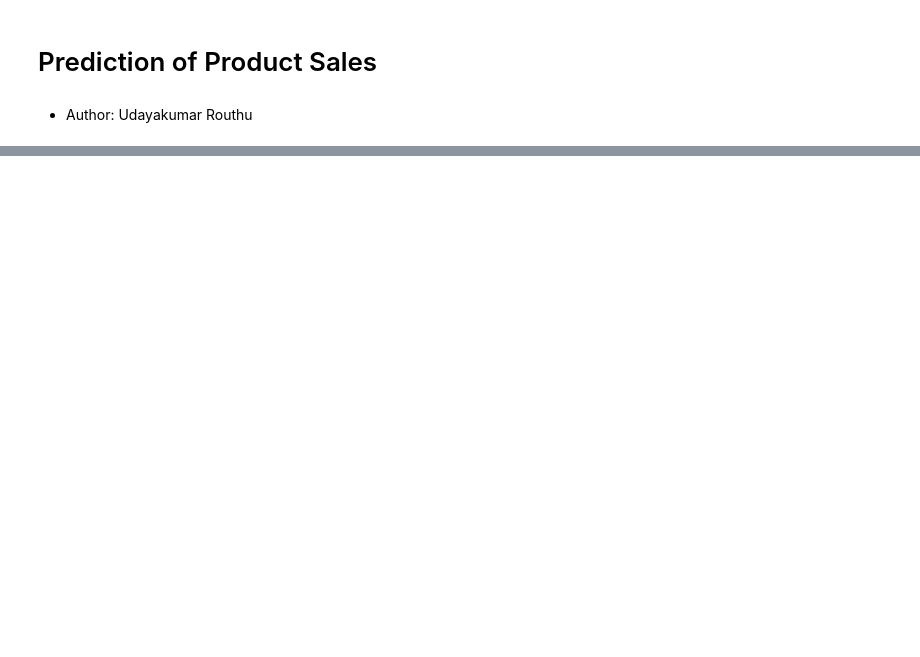
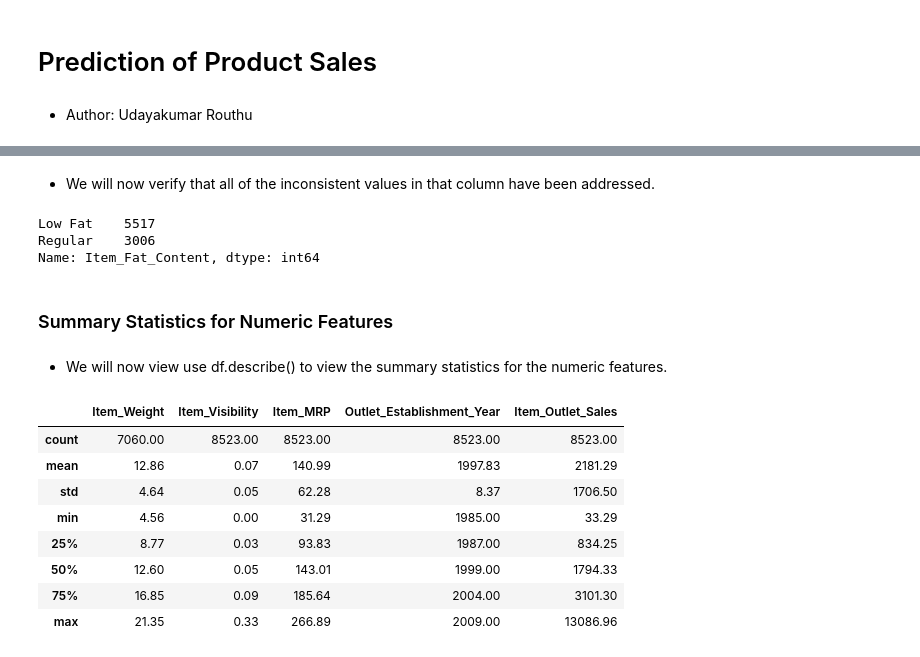
Before and after one commit to uday-routhu/Prediction-of-Product-Sales, a Jupyter notebook: Prediction_of_Product_Sales.ipynb, the cells around one changed output, grey strips where cells are left out. Drawn from its saved outputs; the diff is of its cells as text; code cells hidden in the pictures; blank space fills up the shorter version.

```diff
--- a/Prediction_of_Product_Sales.ipynb
+++ b/Prediction_of_Product_Sales.ipynb
@@ -16,0 +355,3 @@
+# %%
+pd.set_option('display.max_rows', None)
+df_sales_prediction['Item_Weight'].value_counts()
@@ -16,0 +384,3 @@
+# %%
+import numpy as np
+df_sales_prediction['Item_Weight'] = df_sales_prediction['Item_Weight'].replace('Unknown', np.nan)
@@ -16,0 +389,2 @@
+# %%
+df_sales_prediction['Item_Weight'] = df_sales_prediction['Item_Weight'].astype('float64')
@@ -16,0 +458,30 @@
+# %%
+job_content_map = {'LF':'Low Fat',
+                   'reg':'Regular',
+                   'low fat':'Low Fat'}
+
+df_sales_prediction['Item_Fat_Content'] = df_sales_prediction['Item_Fat_Content'].replace(job_content_map)
+# %% [markdown]
+- We will now verify that all of the inconsistent values in that column have been addressed.
+# %%
+df_sales_prediction['Item_Fat_Content'].value_counts()
+# %% [output]
+Low Fat    5517
+Regular    3006
+Name: Item_Fat_Content, dtype: int64
+# %% [markdown]
+### Summary Statistics for Numeric Features
+# %% [markdown]
+- We will now view use df.describe() to view the summary statistics for the numeric features.
+# %%
+df_sales_prediction.describe().round(2)
+# %% [output]
+|  | Item_Weight | Item_Visibility | Item_MRP | Outlet_Establishment_Year | Item_Outlet_Sales |
+| count | 7060.00 | 8523.00 | 8523.00 | 8523.00 | 8523.00 |
+| mean | 12.86 | 0.07 | 140.99 | 1997.83 | 2181.29 |
+| std | 4.64 | 0.05 | 62.28 | 8.37 | 1706.50 |
+| min | 4.56 | 0.00 | 31.29 | 1985.00 | 33.29 |
+| 25% | 8.77 | 0.03 | 93.83 | 1987.00 | 834.25 |
+| 50% | 12.60 | 0.05 | 143.01 | 1999.00 | 1794.33 |
+| 75% | 16.85 | 0.09 | 185.64 | 2004.00 | 3101.30 |
+| max | 21.35 | 0.33 | 266.89 | 2009.00 | 13086.96 |
```
Also changed, not shown: parts of 72 cells of this notebook.
